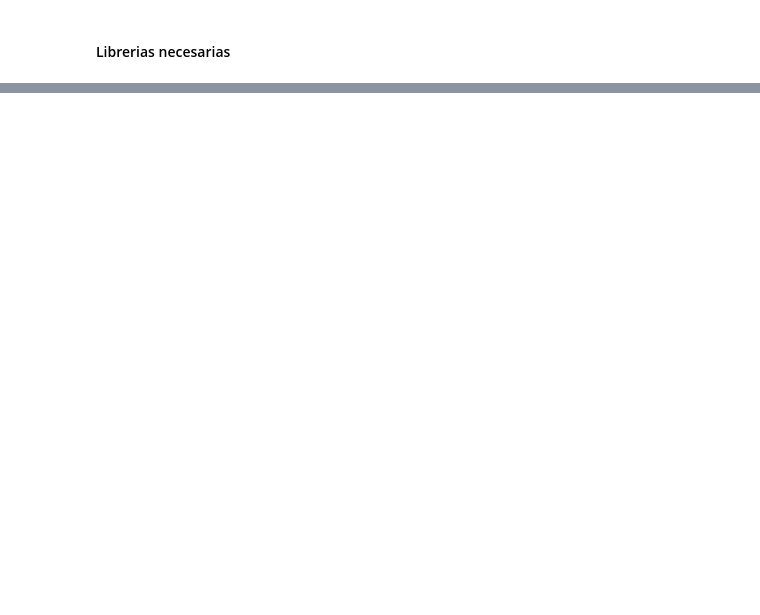
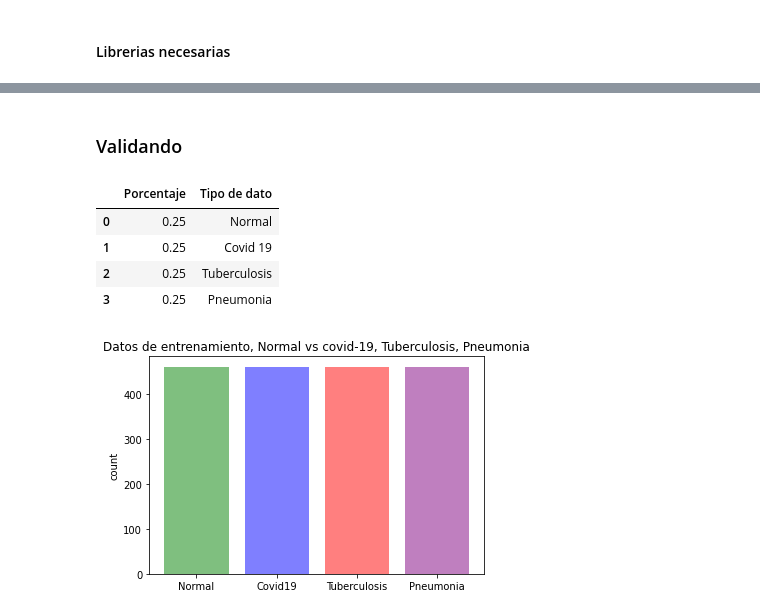
Before and after one commit to 01Allan/Clasificacion_de_imagenes_medicas, a Jupyter notebook: sorter.ipynb, the cells around one changed output, grey strips where cells are left out. Saved outputs shown, nothing was run; the diff lists cells and outputs as text; code cells hidden in the pictures; blank space fills up the shorter version.

```diff
--- a/sorter.ipynb
+++ b/sorter.ipynb
@@ -108,0 +235,31 @@ def resize(input_image, size):
+# %%
+# Listando los nombres de los archivos para imagenes en las distintas carpetas, train, test, validation
+# train
+listd_train_n = os.listdir(train_n_down_dir)
+listd_train_c19 = os.listdir(train_c19_down_dir)
+listd_train_tb = os.listdir(train_tb_down_dir)
+listd_train_pn = os.listdir(train_pn_down_dir)
+
+#test
+listd_test_n = os.listdir(test_n_down_dir)
+listd_test_c19 = os.listdir(test_c19_down_dir)
+listd_test_tb = os.listdir(test_tb_down_dir)
+listd_test_pn = os.listdir(test_pn_down_dir)
+# %% [markdown]
+### Validando
+# %%
+plt.bar([1, 2, 3, 4], np.array([len(listd_train_n), len(listd_train_c19), len(listd_train_tb), len(listd_train_pn)]), color=['green', 'blue', 'red', 'purple'], alpha=0.5)
+plt.title('Datos de entrenamiento, Normal vs covid-19, Tuberculosis, Pneumonia')
+plt.xticks([1, 2, 3, 4], ('Normal', 'Covid19', 'Tuberculosis', "Pneumonia"))
+plt.ylabel('count')
+
+dic = {'Porcentaje':np.array([len(listd_train_n), len(listd_train_c19), len(listd_train_tb), len(listd_train_pn)])/sum([len(listd_train_n), len(listd_train_c19), len(listd_train_tb), len(listd_train_pn)]), 'Tipo de dato':['Normal', 'Covid 19', 'Tuberculosis', 'Pneumonia']}
+tab = pd.DataFrame(dic)
+tab
+# %% [output]
+|  | Porcentaje | Tipo de dato |
+| 0 | 0.25 | Normal |
+| 1 | 0.25 | Covid 19 |
+| 2 | 0.25 | Tuberculosis |
+| 3 | 0.25 | Pneumonia |
+[figure, added]
```
Also changed, not shown: parts of 45 cells of this notebook.
